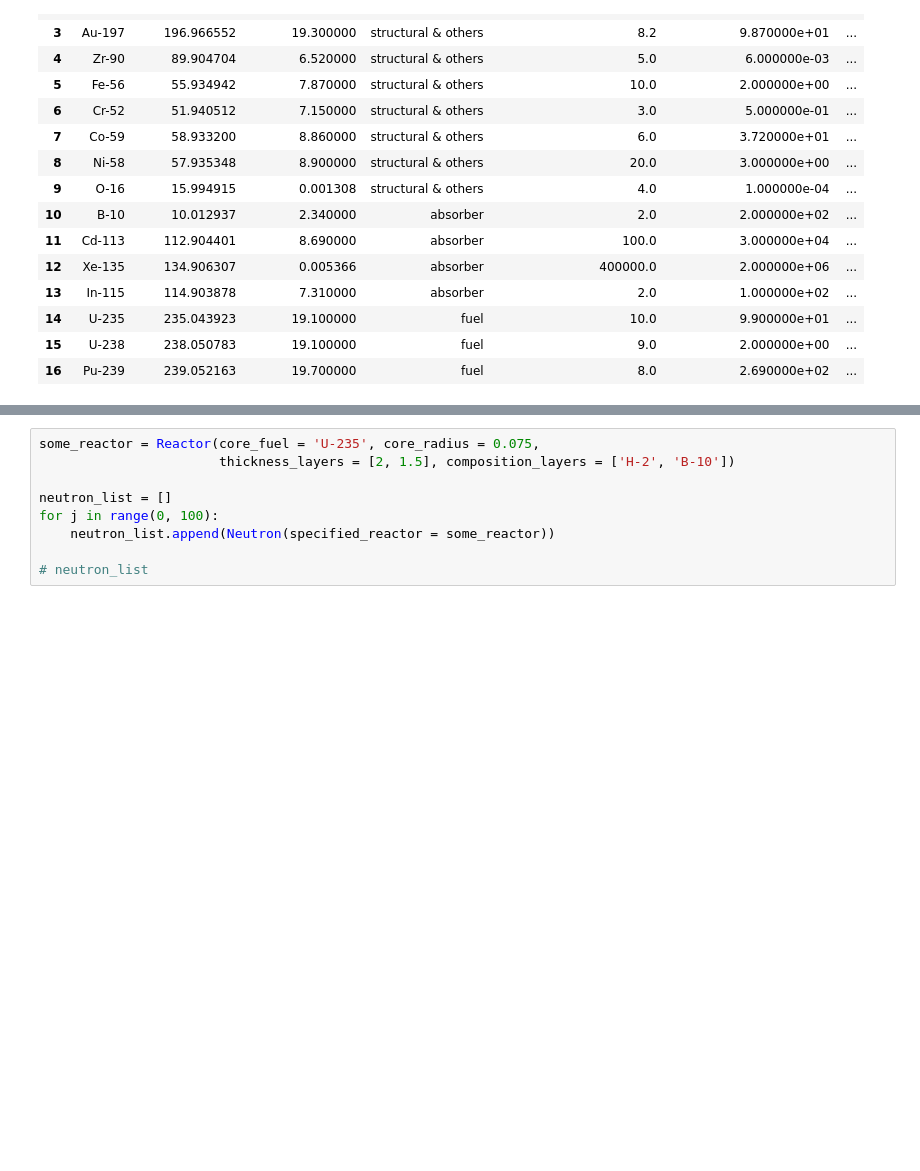
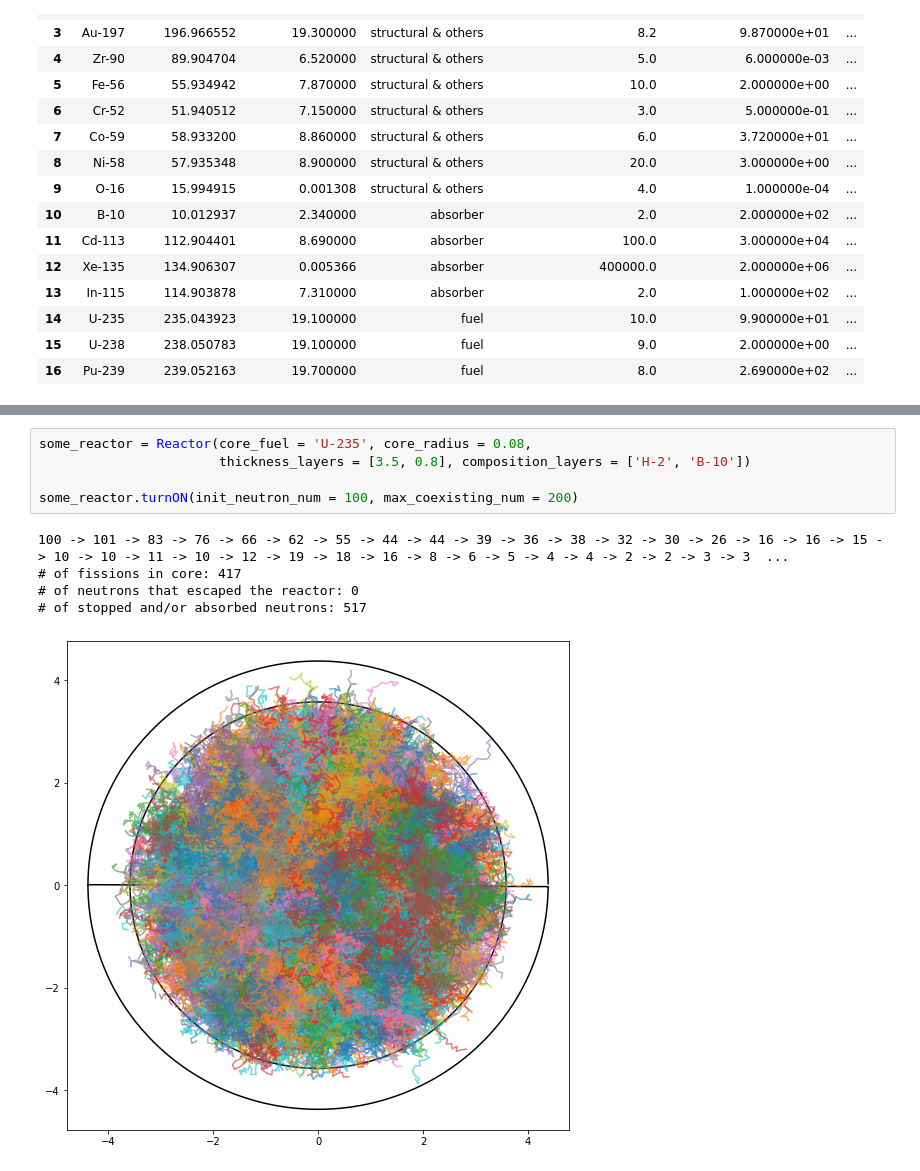
Before and after one commit to almeida-caio/2Drunk, a Jupyter notebook: notebooks/Shielding a Nuclear Reactor.ipynb, the cells around one changed output, grey strips where cells are left out. Saved outputs shown, nothing was run; the diff lists cells and outputs as text; blank space fills up the shorter version.

Commit message:
updating the model
diffusion dynamics now totally embedded in Reactor & Neutron classes -- way better, less convoluted
(still need to work on the descriptive content tho...)

```diff
--- a/notebooks/Shielding a Nuclear Reactor.ipynb
+++ b/notebooks/Shielding a Nuclear Reactor.ipynb
@@ -212,11 +260,13 @@ class Neutron(object):
 
         return candidate_energy
 # %%
-some_reactor = Reactor(core_fuel = 'U-235', core_radius = 0.075,
-                       thickness_layers = [2, 1.5], composition_layers = ['H-2', 'B-10'])
+some_reactor = Reactor(core_fuel = 'U-235', core_radius = 0.08,
+                       thickness_layers = [3.5, 0.8], composition_layers = ['H-2', 'B-10'])
 
-neutron_list = []
-for j in range(0, 100):
-    neutron_list.append(Neutron(specified_reactor = some_reactor))
-
-# neutron_list
+some_reactor.turnON(init_neutron_num = 100, max_coexisting_num = 200)
+# %% [output]
+100 -> 101 -> 83 -> 76 -> 66 -> 62 -> 55 -> 44 -> 44 -> 39 -> 36 -> 38 -> 32 -> 30 -> 26 -> 16 -> 16 -> 15 -> 10 -> 10 -> 11 -> 10 -> 12 -> 19 -> 18 -> 16 -> 8 -> 6 -> 5 -> 4 -> 4 -> 2 -> 2 -> 3 -> 3  ...
+# of fissions in core: 417
+# of neutrons that escaped the reactor: 0
+# of stopped and/or absorbed neutrons: 517
+[figure, added]
```
Also changed, not shown: parts of 3 cells of this notebook.
